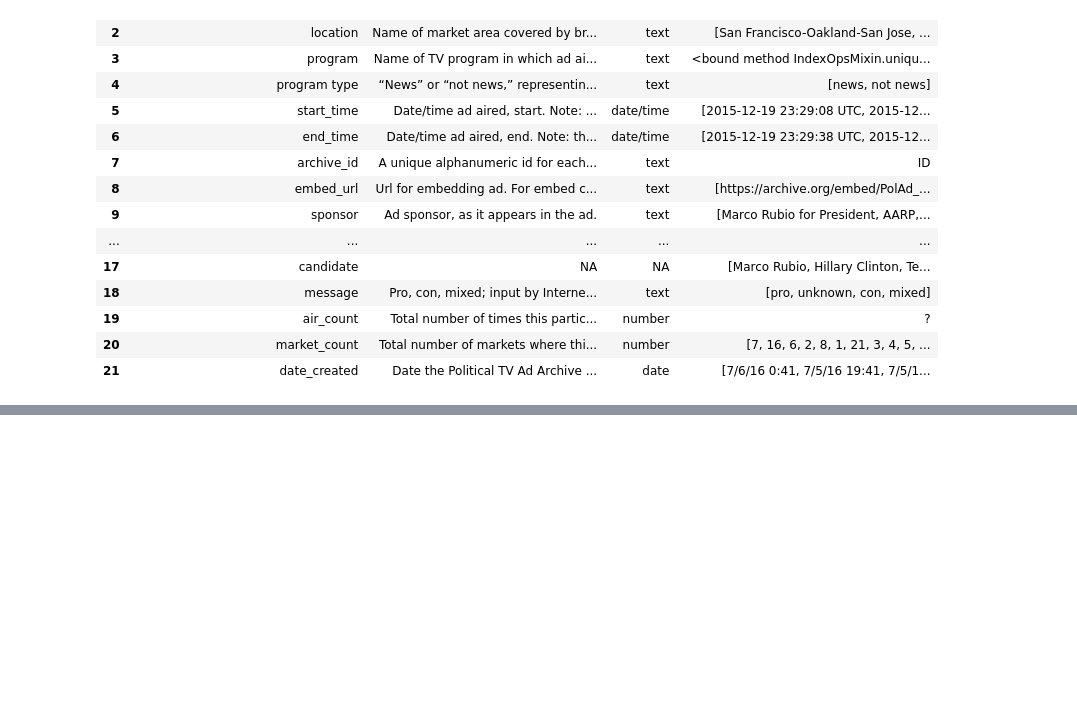
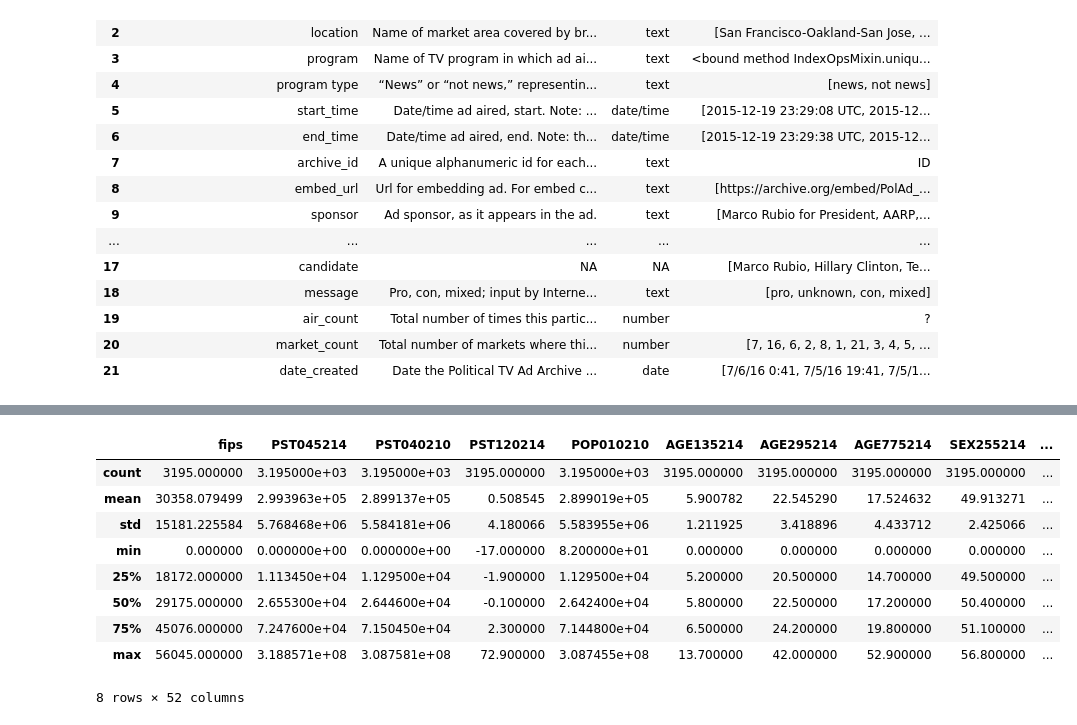
Before and after one commit to CHABOBO/project_ad_el_archive, a Jupyter notebook: project_2_read.ipynb, the cells around one changed output, grey strips where cells are left out. Cells and saved outputs as stored; diff of their text form; code cells hidden in the pictures; blank space fills up the shorter version.

```diff
--- a/project_2_read.ipynb
+++ b/project_2_read.ipynb
@@ -200,0 +328,13 @@ data_dict_pol_ad
+# %%
+df2.describe()
+# %% [output]
+|  | fips | PST045214 | PST040210 | PST120214 | POP010210 | AGE135214 | AGE295214 | AGE775214 | SEX255214 | ... |
+| count | 3195.000000 | 3.195000e+03 | 3.195000e+03 | 3195.000000 | 3.195000e+03 | 3195.000000 | 3195.000000 | 3195.000000 | 3195.000000 | ... |
+| mean | 30358.079499 | 2.993963e+05 | 2.899137e+05 | 0.508545 | 2.899019e+05 | 5.900782 | 22.545290 | 17.524632 | 49.913271 | ... |
+| std | 15181.225584 | 5.768468e+06 | 5.584181e+06 | 4.180066 | 5.583955e+06 | 1.211925 | 3.418896 | 4.433712 | 2.425066 | ... |
+| min | 0.000000 | 0.000000e+00 | 0.000000e+00 | -17.000000 | 8.200000e+01 | 0.000000 | 0.000000 | 0.000000 | 0.000000 | ... |
+| 25% | 18172.000000 | 1.113450e+04 | 1.129500e+04 | -1.900000 | 1.129500e+04 | 5.200000 | 20.500000 | 14.700000 | 49.500000 | ... |
+| 50% | 29175.000000 | 2.655300e+04 | 2.644600e+04 | -0.100000 | 2.642400e+04 | 5.800000 | 22.500000 | 17.200000 | 50.400000 | ... |
+| 75% | 45076.000000 | 7.247600e+04 | 7.150450e+04 | 2.300000 | 7.144800e+04 | 6.500000 | 24.200000 | 19.800000 | 51.100000 | ... |
+| max | 56045.000000 | 3.188571e+08 | 3.087581e+08 | 72.900000 | 3.087455e+08 | 13.700000 | 42.000000 | 52.900000 | 56.800000 | ... |
+8 rows × 52 columns
```
Also changed, not shown: parts of 14 cells of this notebook.
